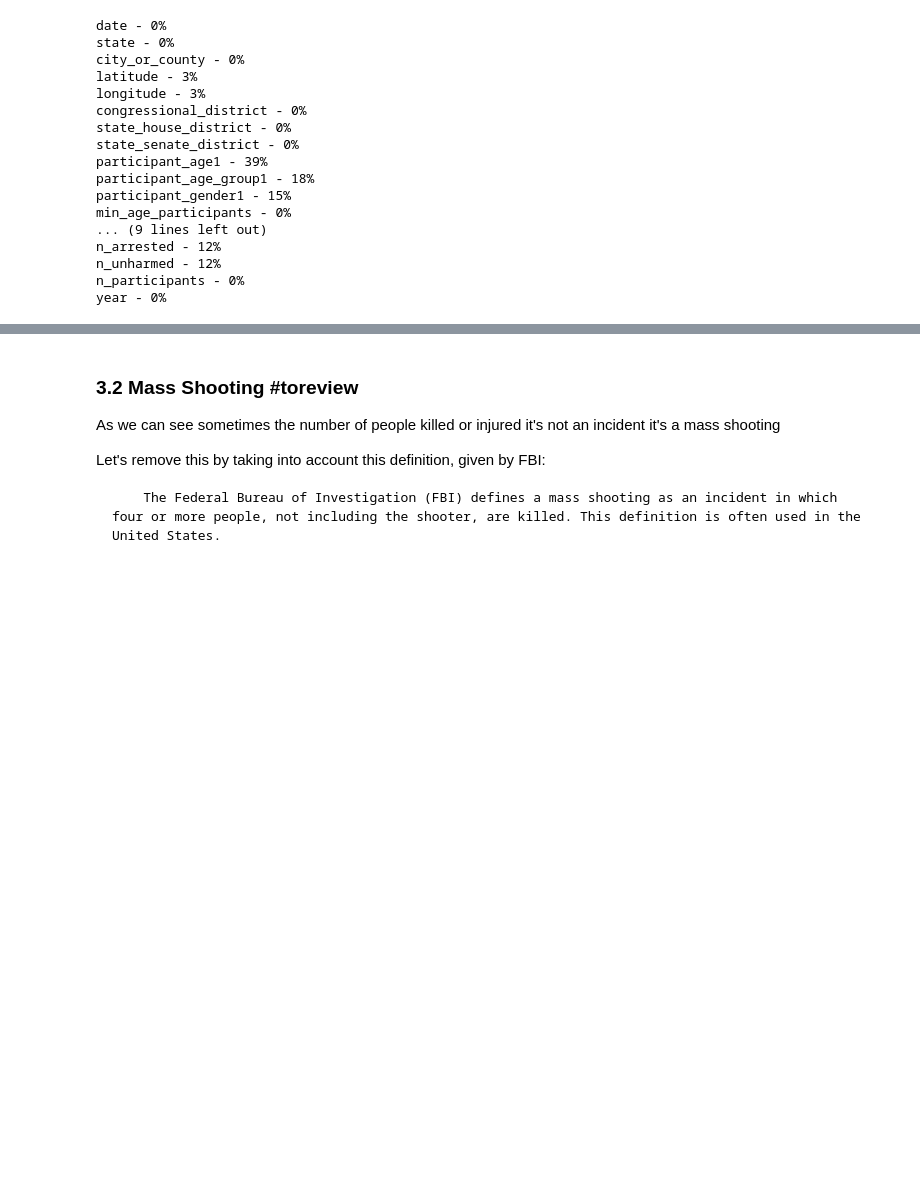
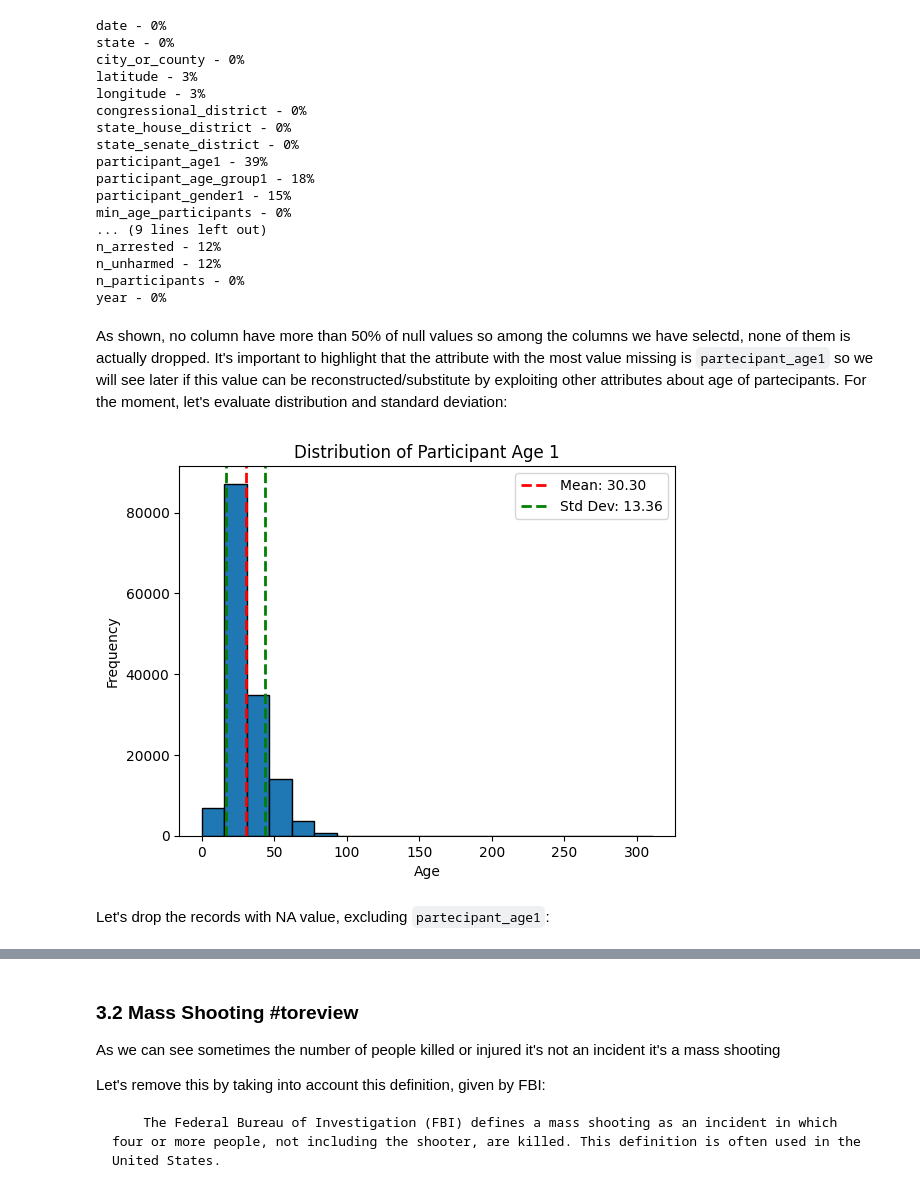
Before and after one commit to TheDarkPyotr/DataMining2023, a Jupyter notebook: source/Task1_Data_Understanding.ipynb, the cells around one changed output, grey strips where cells are left out. Drawn from its saved outputs; the diff is of its cells as text; code cells hidden in the pictures; blank space fills up the shorter version.

Commit message:
working on 3. data cleaning section, still to review and complete

```diff
--- a/source/Task1_Data_Understanding.ipynb
+++ b/source/Task1_Data_Understanding.ipynb
@@ -404,0 +397,34 @@ df_incidents_nodup = df_incidents_nona.drop_duplicates()
+# %% [markdown]
+As shown, no column have more than 50% of null values so among the columns we have selectd, none of them is actually dropped. It's important to highlight that the attribute with the most value missing is `partecipant_age1` so we will see later if this value can be reconstructed/substitute by exploiting other attributes about age of partecipants. For the moment, let's evaluate distribution and standard deviation:
+# %%
+df_incidents['participant_age1'].value_counts().head(50)
+
+#Show max participants_age1
+df_incidents['participant_age1'].max()
+
+#Show min participants_age1
+#df_incidents['participant_age1'].min()
+# Filter out missing or invalid values in 'participant_age1' (assuming it's numeric)
+filtered_data = df_incidents['participant_age1'].dropna().astype(int)
+
+# Calculate the mean and standard deviation
+mean_age = np.mean(filtered_data)
+std_dev_age = np.std(filtered_data)
+
+# Create a histogram to visualize the distribution
+plt.hist(filtered_data, bins=20, edgecolor='k')  # You can adjust the number of bins as needed
+plt.xlabel('Age')
+plt.ylabel('Frequency')
+plt.title('Distribution of Participant Age 1')
+
+# Add mean and standard deviation to the plot
+plt.axvline(mean_age, color='red', linestyle='dashed', linewidth=2, label=f'Mean: {mean_age:.2f}')
+plt.axvline(mean_age + std_dev_age, color='green', linestyle='dashed', linewidth=2, label=f'Std Dev: {std_dev_age:.2f}')
+plt.axvline(mean_age - std_dev_age, color='green', linestyle='dashed', linewidth=2)
+
+plt.legend()  # Add a legend to the plot
+plt.show()
+# %% [output]
+[figure, added]
+# %% [markdown]
+Let's drop the records with NA value, excluding `partecipant_age1`:
```
Also changed, not shown: parts of 33 cells of this notebook.
